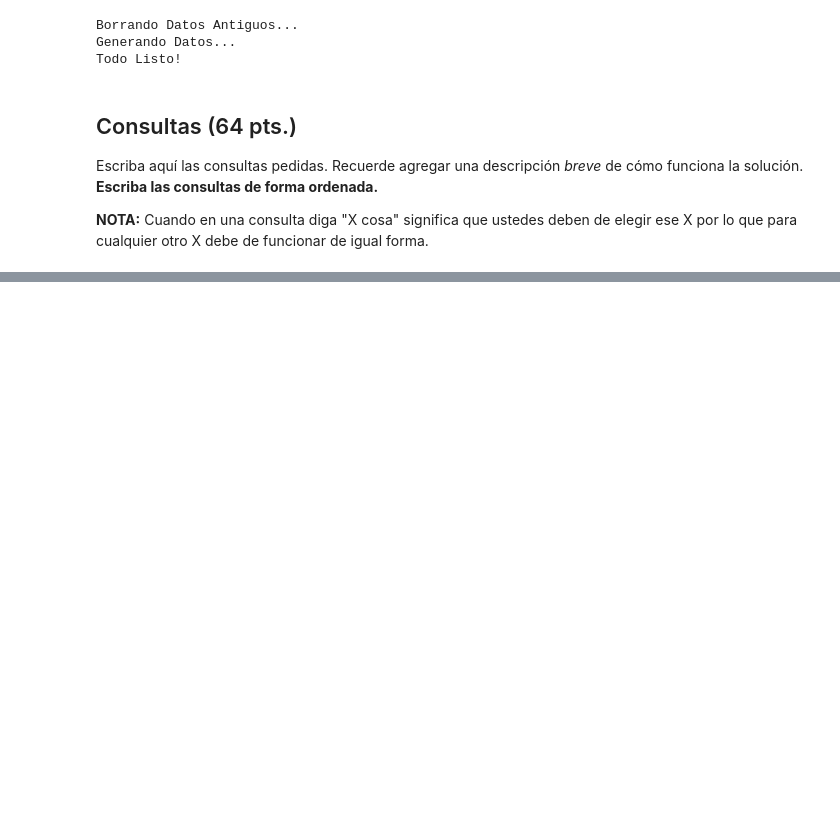
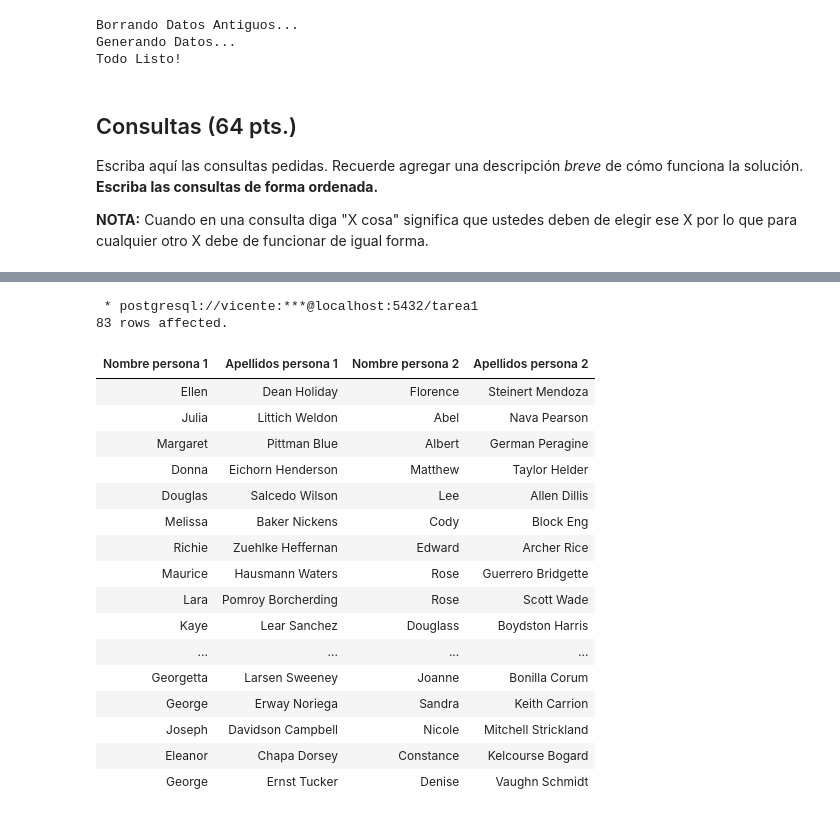
Before and after one commit to SamuelOrtizV/Tareas-Bases-De-Datos, a Jupyter notebook: Tarea-1-Grupo46/Tarea_1_BD_2023_1.ipynb, the cells around one changed output, grey strips where cells are left out. Saved outputs shown, nothing was run; the diff lists cells and outputs as text; code cells hidden in the pictures; blank space fills up the shorter version.

```diff
--- a/Tarea-1-Grupo46/Tarea_1_BD_2023_1.ipynb
+++ b/Tarea-1-Grupo46/Tarea_1_BD_2023_1.ipynb
@@ -596,0 +776,34 @@ FROM
+# %%
+%%sql
+SELECT
+    p1.nombre AS "Nombre persona 1",
+    p1.apellidos AS "Apellidos persona 1",
+    p2.nombre AS "Nombre persona 2",
+    p2.apellidos AS "Apellidos persona 2"
+FROM personas p1
+
+JOIN personas p2
+ON p1.conyugue = p2.id
+
+WHERE
+    p1.id < p2.id
+# %% [output]
+ * postgresql://vicente:***@localhost:5432/tarea1
+83 rows affected.
+| Nombre persona 1 | Apellidos persona 1 | Nombre persona 2 | Apellidos persona 2 |
+| Ellen | Dean Holiday | Florence | Steinert Mendoza |
+| Julia | Littich Weldon | Abel | Nava Pearson |
+| Margaret | Pittman Blue | Albert | German Peragine |
+| Donna | Eichorn Henderson | Matthew | Taylor Helder |
+| Douglas | Salcedo Wilson | Lee | Allen Dillis |
+| Melissa | Baker Nickens | Cody | Block Eng |
+| Richie | Zuehlke Heffernan | Edward | Archer Rice |
+| Maurice | Hausmann Waters | Rose | Guerrero Bridgette |
+| Lara | Pomroy Borcherding | Rose | Scott Wade |
+| Kaye | Lear Sanchez | Douglass | Boydston Harris |
+| ... | ... | ... | ... |
+| Georgetta | Larsen Sweeney | Joanne | Bonilla Corum |
+| George | Erway Noriega | Sandra | Keith Carrion |
+| Joseph | Davidson Campbell | Nicole | Mitchell Strickland |
+| Eleanor | Chapa Dorsey | Constance | Kelcourse Bogard |
+| George | Ernst Tucker | Denise | Vaughn Schmidt |
```
Also changed, not shown: parts of 46 cells of this notebook.
